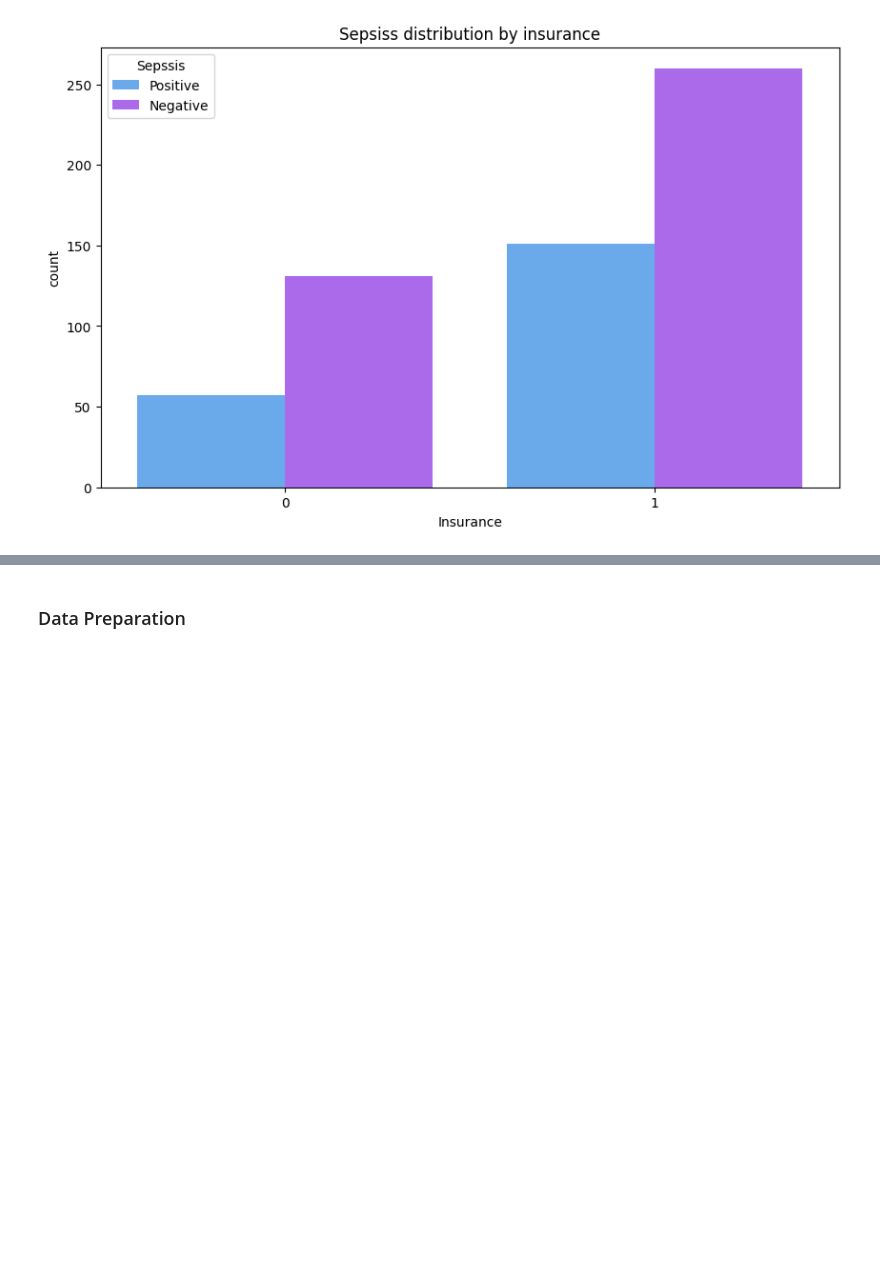
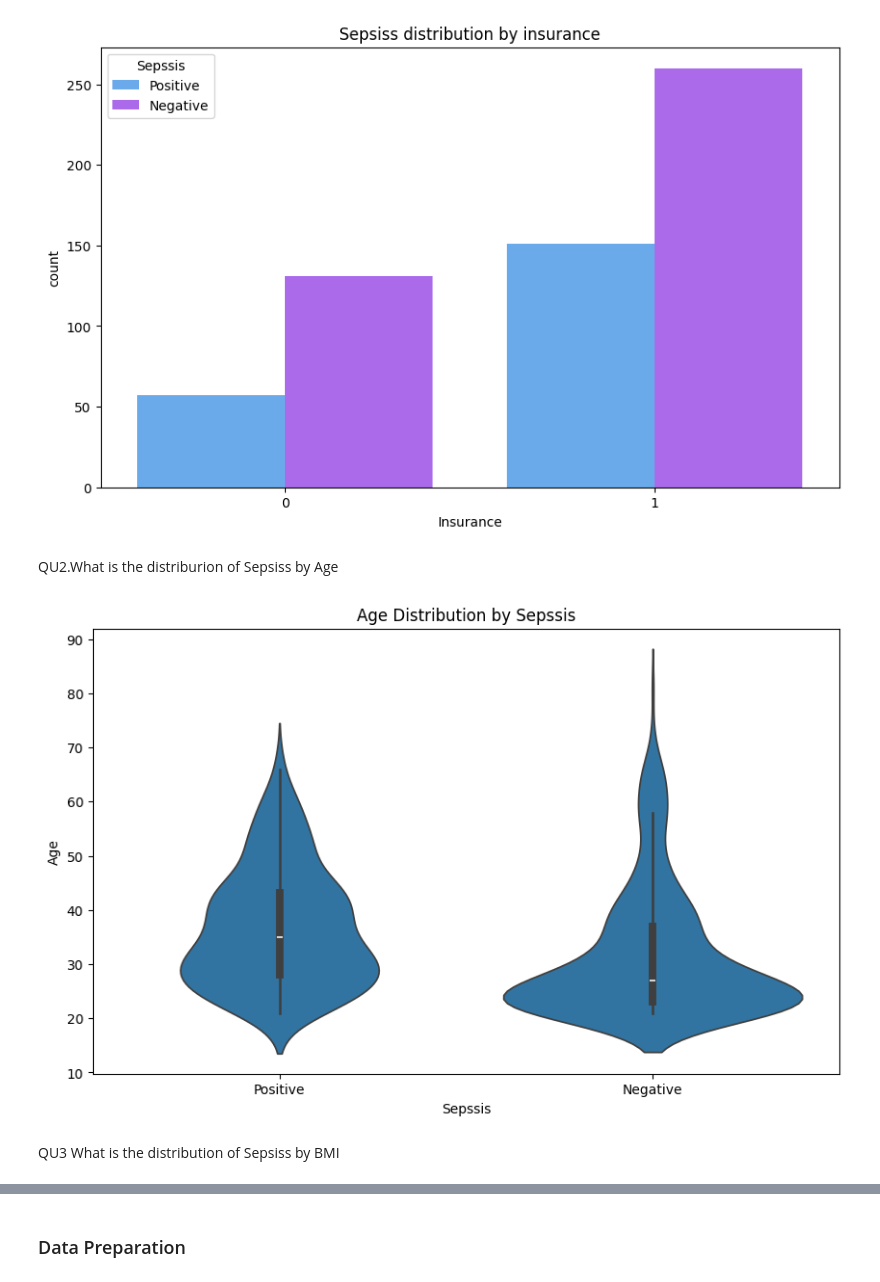
Before and after one commit to iakwatia/Machine-Learning-API-using-FastAPI-to-predict-Sepsis, a Jupyter notebook: sepsis prediction.ipynb, the cells around one changed output, grey strips where cells are left out. Saved outputs shown, nothing was run; the diff lists cells and outputs as text; code cells hidden in the pictures; blank space fills up the shorter version.

```diff
--- a/sepsis prediction.ipynb
+++ b/sepsis prediction.ipynb
@@ -181,3 +216,16 @@ plt.title("Sepsiss distribution by insurance")  # Add title to the plot
 plt.show()
 # %% [output]
 [figure]
+# %% [markdown]
+QU2.What is the distriburion of Sepsiss by Age
+# %%
+plt.figure(figsize=(10, 6))
+sns.violinplot(x='Sepssis', y='Age', data=df)
+plt.title('Age Distribution by Sepssis')
+plt.xlabel('Sepssis')
+plt.ylabel('Age')
+plt.show()
+# %% [output]
+[figure, added]
+# %% [markdown]
+QU3 What is the distribution of Sepsiss by BMI
```
Also changed, not shown: parts of 34 cells of this notebook, 5 other files.
